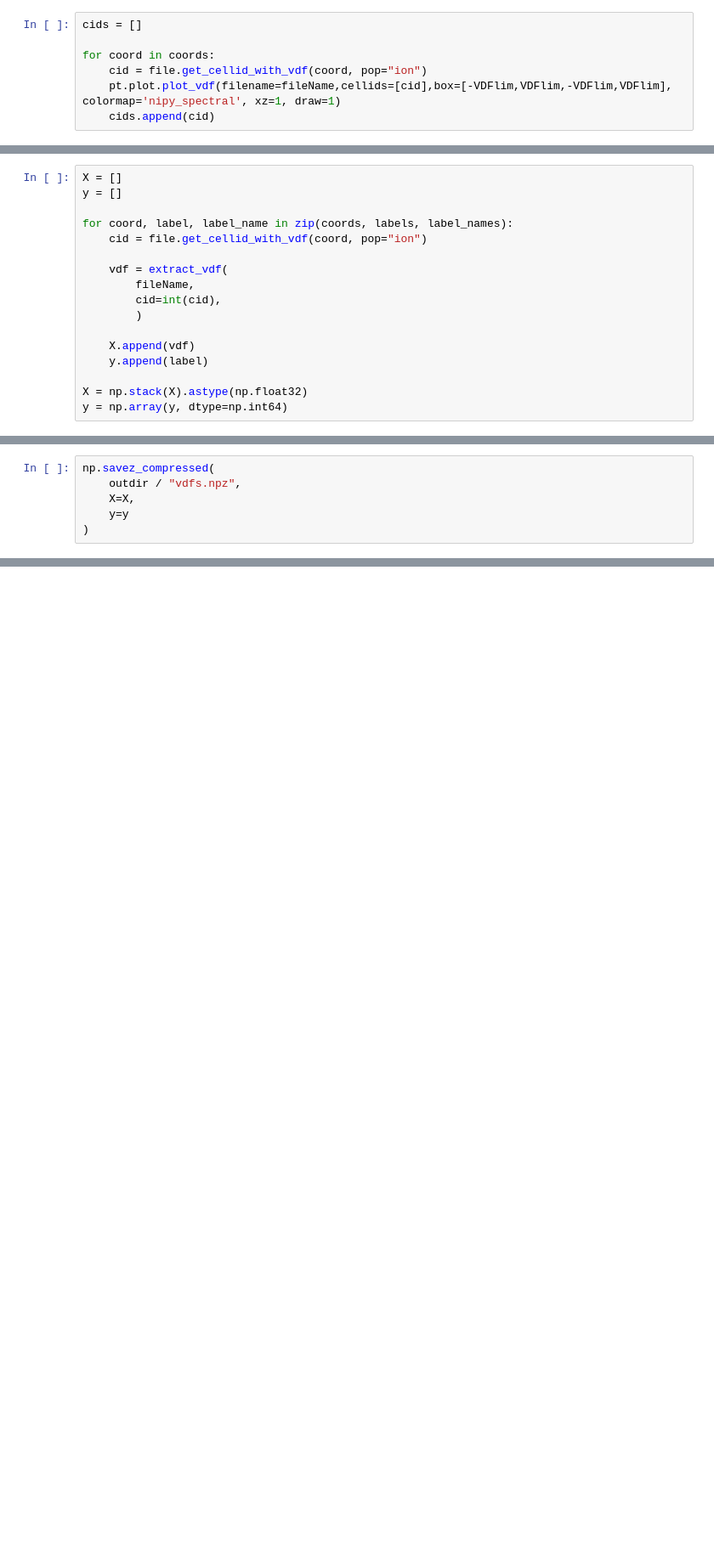
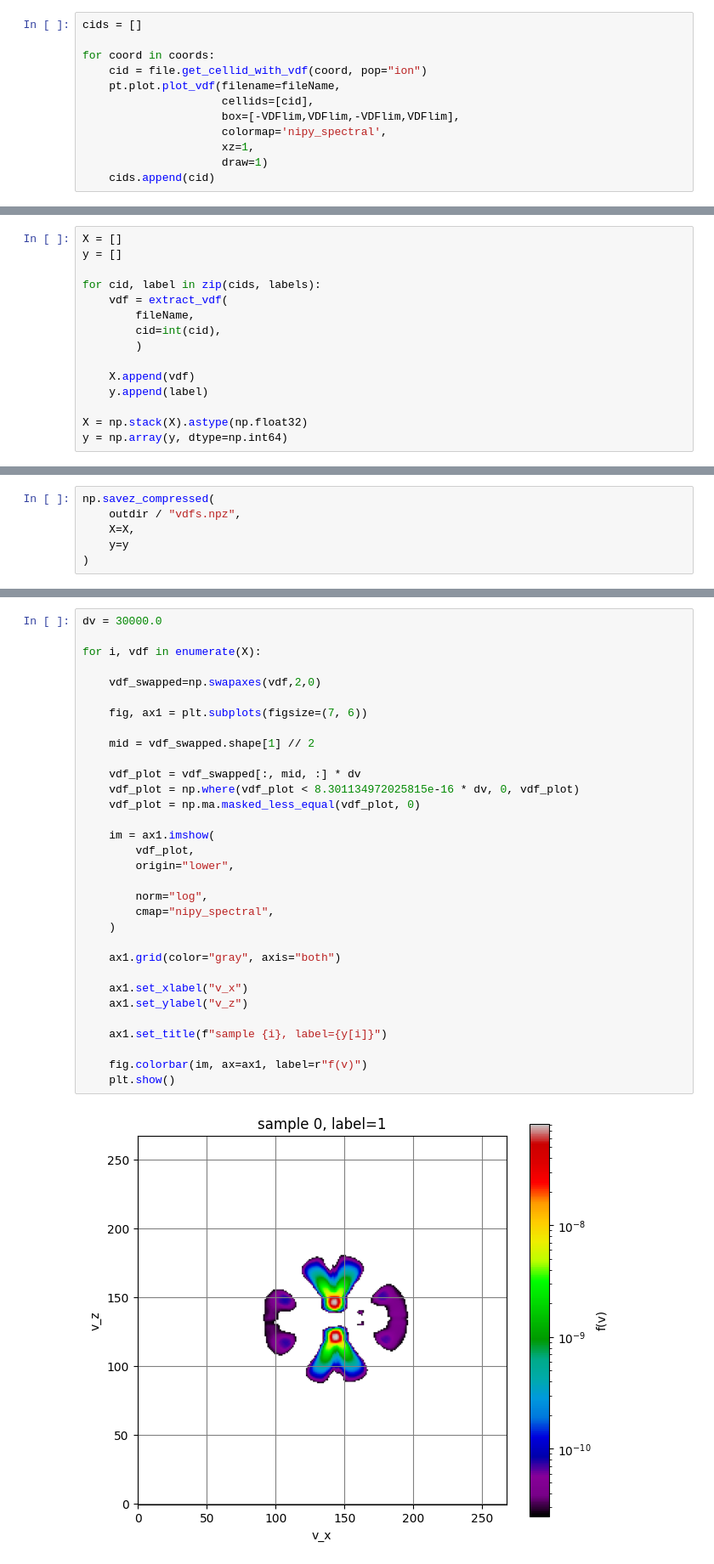
Before and after one commit to sJYRINKI/vdf-ml, a Jupyter notebook: notebooks/01_vdf_inspecting.ipynb, the cells around one changed output, grey strips where cells are left out. Shown at 85% size. Saved outputs shown, nothing was run; the diff lists cells and outputs as text; blank space fills up the shorter version.

Commit message:
Document VDF inspection notebook and add data visualisation

```diff
--- a/notebooks/01_vdf_inspecting.ipynb
+++ b/notebooks/01_vdf_inspecting.ipynb
@@ -109,7 +178,12 @@ cids = []
 
 for coord in coords:
     cid = file.get_cellid_with_vdf(coord, pop="ion")
-    pt.plot.plot_vdf(filename=fileName,cellids=[cid],box=[-VDFlim,VDFlim,-VDFlim,VDFlim], colormap='nipy_spectral', xz=1, draw=1)
+    pt.plot.plot_vdf(filename=fileName,
+                     cellids=[cid],
+                     box=[-VDFlim,VDFlim,-VDFlim,VDFlim],
+                     colormap='nipy_spectral',
+                     xz=1,
+                     draw=1)
     cids.append(cid)
 # %% [output]
 INFO: Getting offsets for population ion
@@ -145,9 +224,7 @@ INFO: Active f range is 9.528444883137647e-12 to 2.41805065553935e-07
 X = []
 y = []
 
-for coord, label, label_name in zip(coords, labels, label_names):
-    cid = file.get_cellid_with_vdf(coord, pop="ion")
-
+for cid, label in zip(cids, labels):
     vdf = extract_vdf(
         fileName,
         cid=int(cid),
@@ -189,0 +281,34 @@ print(y)
+# %%
+dv = 30000.0
+
+for i, vdf in enumerate(X):
+
+    vdf_swapped=np.swapaxes(vdf,2,0)
+
+    fig, ax1 = plt.subplots(figsize=(7, 6))
+
+    mid = vdf_swapped.shape[1] // 2
+
+    vdf_plot = vdf_swapped[:, mid, :] * dv
+    vdf_plot = np.where(vdf_plot < 8.301134972025815e-16 * dv, 0, vdf_plot)
+    vdf_plot = np.ma.masked_less_equal(vdf_plot, 0)
+
+    im = ax1.imshow(
+        vdf_plot,
+        origin="lower",
+
+        norm="log",
+        cmap="nipy_spectral",
+    )
+
+    ax1.grid(color="gray", axis="both")
+
+    ax1.set_xlabel("v_x")
+    ax1.set_ylabel("v_z")
+
+    ax1.set_title(f"sample {i}, label={y[i]}")
+
+    fig.colorbar(im, ax=ax1, label=r"f(v)")
+    plt.show()
+# %% [output]
+[figure, added]
```
Also changed, not shown: parts of 9 cells of this notebook.
